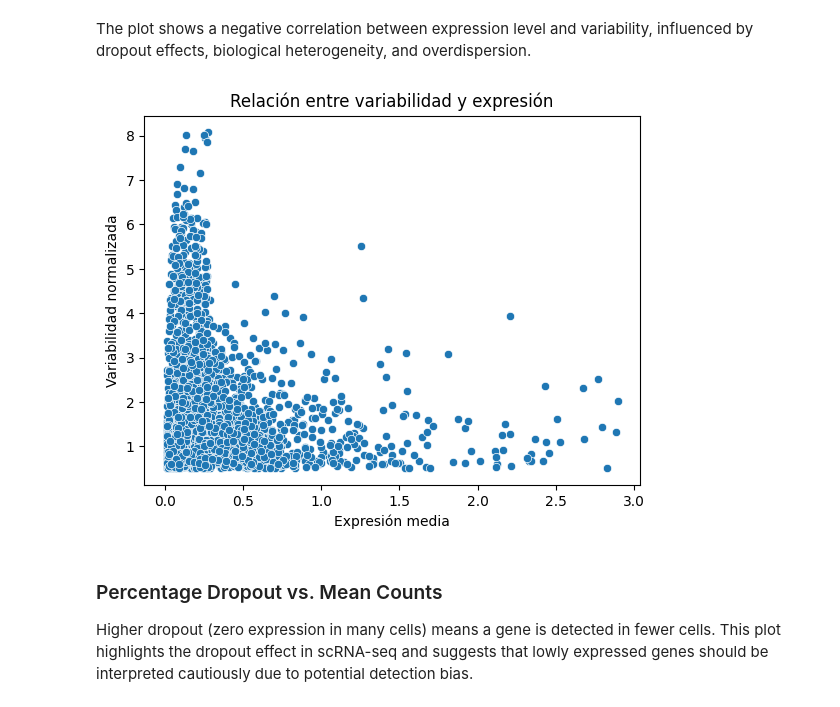
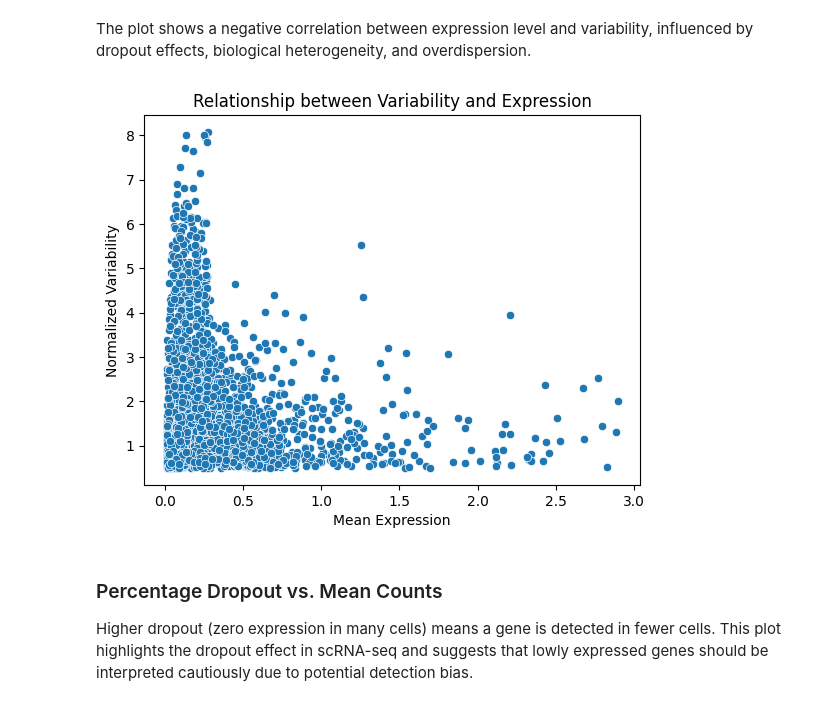
Before and after one commit to henrysaenz/eda_rna, a Jupyter notebook: _sources/Agrupaciones_y_clusters.ipynb, the cells around one changed output. Saved outputs shown, nothing was run; the diff lists cells and outputs as text; code cells hidden in the pictures.

```diff
--- a/_sources/Agrupaciones_y_clusters.ipynb
+++ b/_sources/Agrupaciones_y_clusters.ipynb
@@ -170,12 +170,12 @@ plt.show()
 The plot shows a negative correlation between expression level and variability, influenced by dropout effects, biological heterogeneity, and overdispersion.
 # %%
 sns.scatterplot(data=adata_pbmc3k.var, x="means", y="dispersions_norm")
-plt.xlabel("Expresión media")
-plt.ylabel("Variabilidad normalizada")
-plt.title("Relación entre variabilidad y expresión")
+plt.xlabel("Mean Expression")
+plt.ylabel("Normalized Variability")
+plt.title("Relationship between Variability and Expression")
 plt.show()
 # %% [output]
-[figure, old version]
+[figure, new version]
 # %% [markdown]
 ### Percentage Dropout vs. Mean Counts
 Higher dropout (zero expression in many cells) means a gene is detected in fewer cells. This plot highlights the dropout effect in scRNA-seq and suggests that lowly expressed genes should be interpreted cautiously due to potential detection bias.
```
Also changed, not shown: parts of 4 cells of this notebook, 10 other files.
